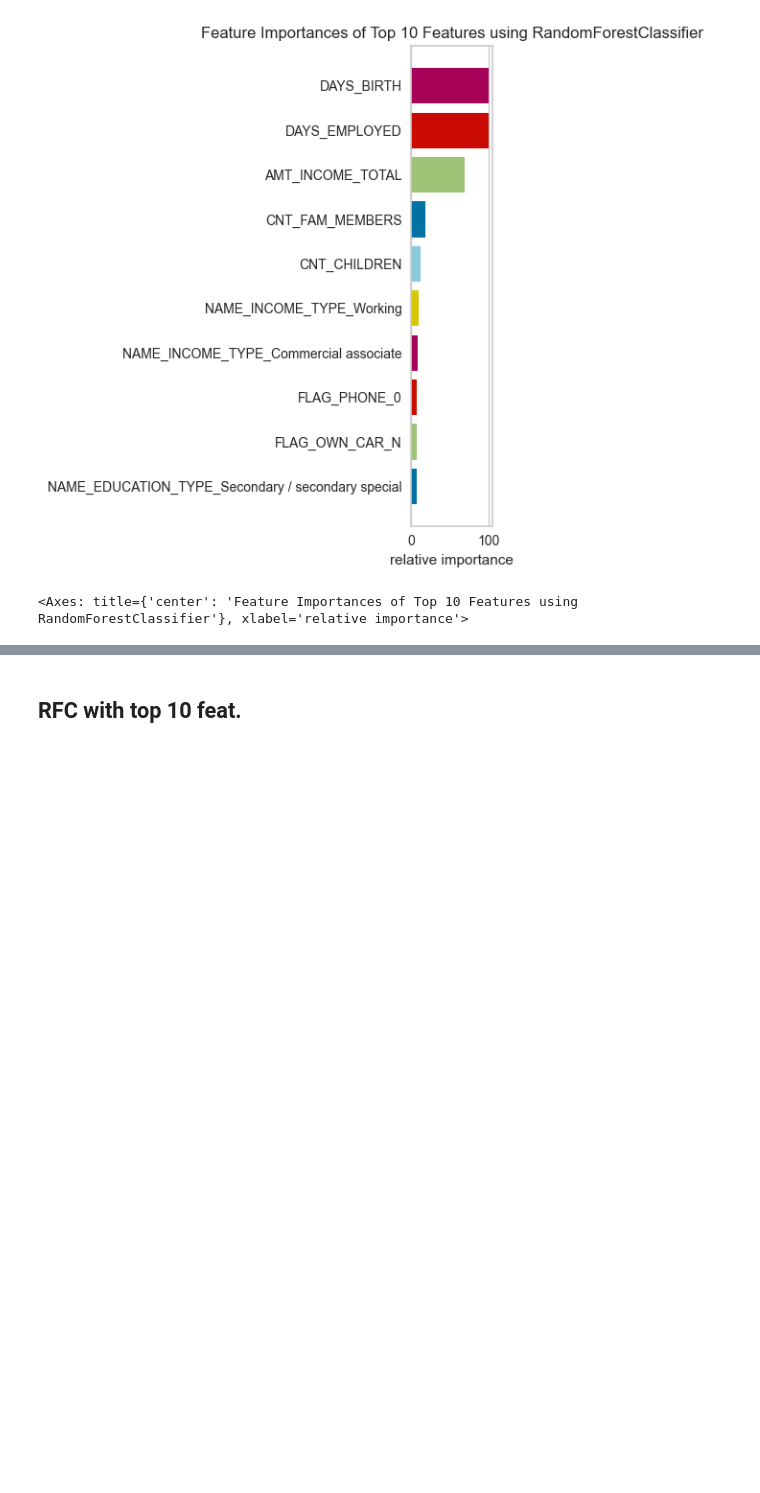
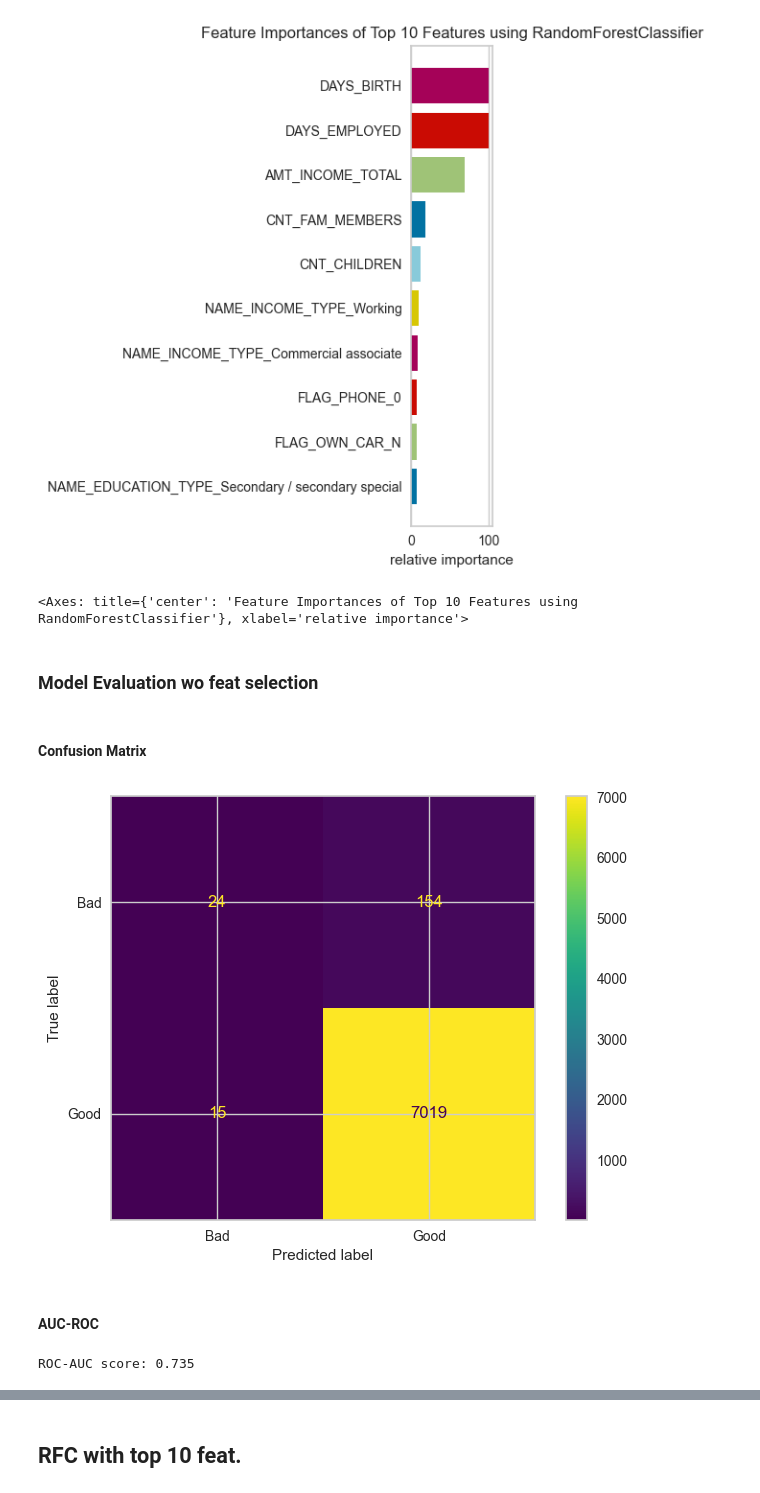
Before and after one commit to manish-cr/CS3244-credit-approval, a Jupyter notebook: code/Random Forest Classifier.ipynb, the cells around one changed output, grey strips where cells are left out. Drawn from its saved outputs; the diff is of its cells as text; code cells hidden in the pictures; blank space fills up the shorter version.

Commit message:
Added PR-curve, ROC-AUC and confusion matrix.

```diff
--- a/code/Random Forest Classifier.ipynb
+++ b/code/Random Forest Classifier.ipynb
@@ -89,3 +89,5 @@ visualizer.show()
 # %% [output]
 [figure]
 <Axes: title={'center': 'Feature Importances of Top 10 Features using RandomForestClassifier'}, xlabel='relative importance'>
+# %% [markdown]
+### Model Evaluation wo feat selection
@@ -91,0 +96,20 @@ visualizer.show()
+# %% [markdown]
+#### Confusion Matrix
+# %%
+cm = confusion_matrix(y_test_2label, y_pred_2label)
+cm_display_rfc = ConfusionMatrixDisplay(confusion_matrix = cm, display_labels = ['Bad', 'Good'])
+cm_display_rfc.plot()
+plt.show()
+# %% [output]
+[figure, added]
+# %% [markdown]
+#### AUC-ROC
+# %%
+# Score
+
+rfc_probs = rfc.predict_proba(X_test_2label)
+rfc_probs = rfc_probs[:,1] # keeping probabilities for the positive outcome ?? probabilities that the model assigned to the examples being positive
+rfc_auc = roc_auc_score(y_test_2label, rfc_probs)
+print(f"ROC-AUC score: {round(rfc_auc, 3)}")
+# %% [output]
+ROC-AUC score: 0.735
```
Also changed, not shown: parts of 20 cells of this notebook.
